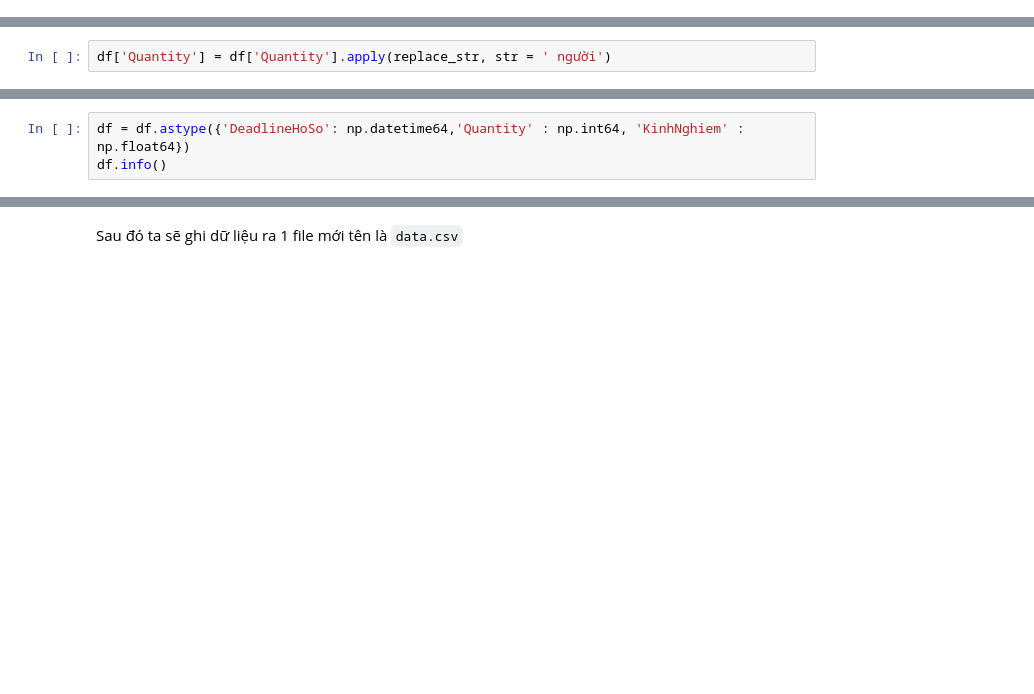
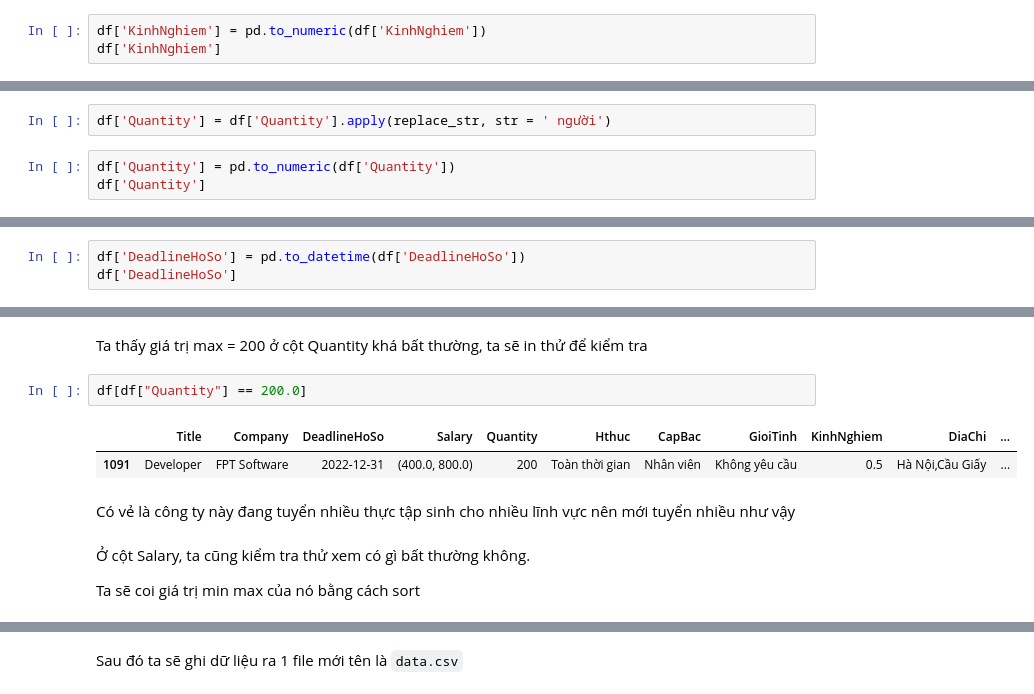
Before and after one commit to yakhimm/LyThuyet_LT4KHDL, a Jupyter notebook: LTKHDL/tienxuly.ipynb, the cells around one changed output, grey strips where cells are left out. Saved outputs shown, nothing was run; the diff lists cells and outputs as text; blank space fills up the shorter version.

```diff
--- a/LTKHDL/tienxuly.ipynb
+++ b/LTKHDL/tienxuly.ipynb
@@ -127,0 +208,3 @@ df['KinhNghiem'] = df['KinhNghiem'].apply(replace_str, str = ' năm')
+# %%
+df['KinhNghiem'] = pd.to_numeric(df['KinhNghiem'])
+df['KinhNghiem']
@@ -140,3 +236,6 @@ array(['5 người', '1 người', '3 người', '2 người', '20 người', '7
 Ở cột này ta thấy có 1 điểm chung là các phần tử dư từ `người`, do đó ta chỉ cần lọc từ người ra khỏi các phần tử của cột là được.
 # %%
 df['Quantity'] = df['Quantity'].apply(replace_str, str = ' người')
+# %%
+df['Quantity'] = pd.to_numeric(df['Quantity'])
+df['Quantity']
@@ -142,0 +259,3 @@ df['Quantity'] = df['Quantity'].apply(replace_str, str = ' người')
+# %%
+df['DeadlineHoSo'] = pd.to_datetime(df['DeadlineHoSo'])
+df['DeadlineHoSo']
@@ -169,3 +298,0 @@ Sau khi thay đổi, ta sẽ tiếp tục xem kiểu dữ liệu của từng c
-# %%
-df = df.astype({'DeadlineHoSo': np.datetime64,'Quantity' : np.int64, 'KinhNghiem' : np.float64})
-df.info()
@@ -191,0 +345,13 @@ memory usage: 219.1+ KB
+# %% [markdown]
+Ta thấy giá trị max = 200 ở cột Quantity khá bất thường, ta sẽ in thử để kiểm tra
+# %%
+df[df["Quantity"] == 200.0]
+# %% [output]
+|  | Title | Company | DeadlineHoSo | Salary | Quantity | Hthuc | CapBac | GioiTinh | KinhNghiem | DiaChi | ... |
+| 1091 | Developer | FPT Software | 2022-12-31 | (400.0, 800.0) | 200 | Toàn thời gian | Nhân viên | Không yêu cầu | 0.5 | Hà Nội,Cầu Giấy | ... |
+# %% [markdown]
+Có vẻ là công ty này đang tuyển nhiều thực tập sinh cho nhiều lĩnh vực nên mới tuyển nhiều như vậy
+# %% [markdown]
+Ở cột Salary, ta cũng kiểm tra thử xem có gì bất thường không.
+
+Ta sẽ coi giá trị min max của nó bằng cách sort
```
Also changed, not shown: parts of 49 cells of this notebook, 1 other file.
